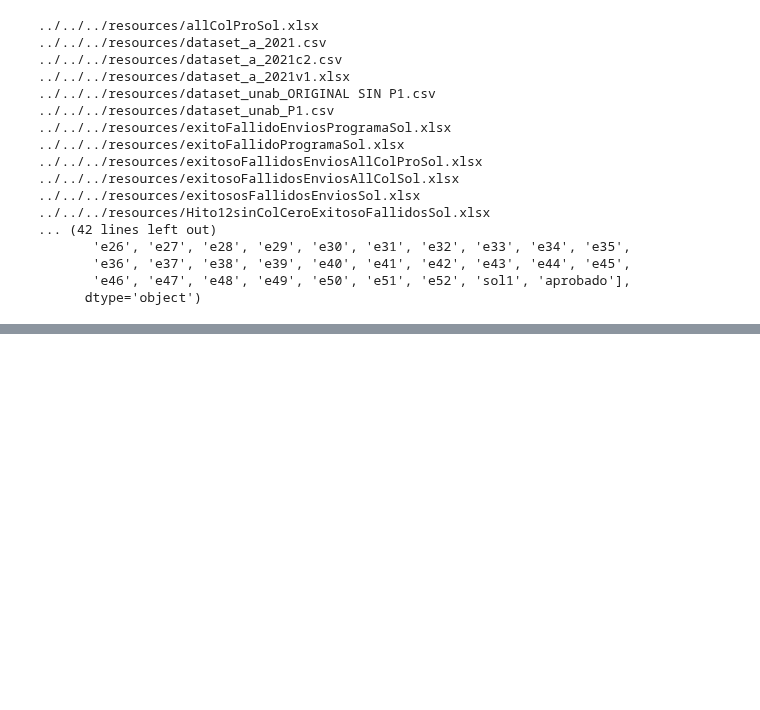
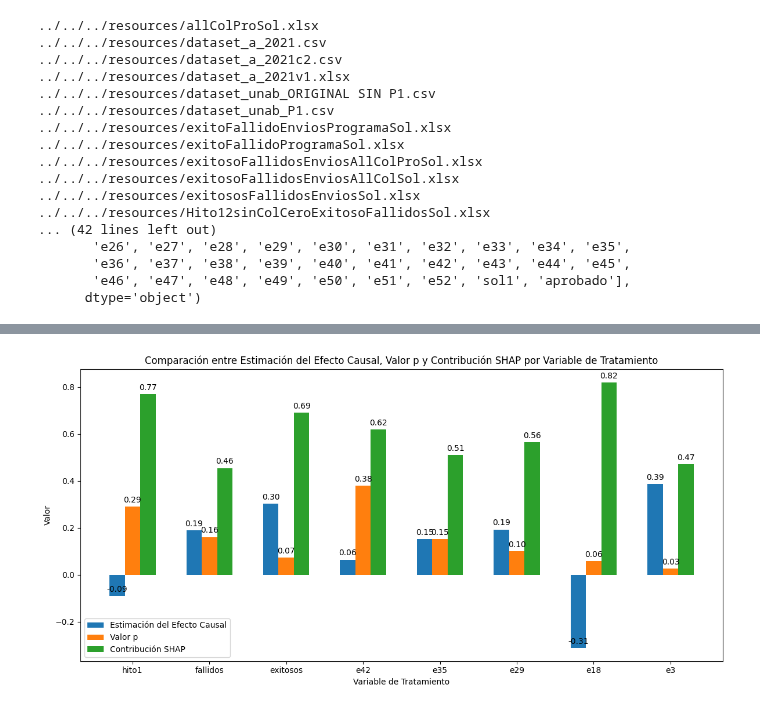
Before and after one commit to tonporaqui/tesis, a Jupyter notebook: jupyter_notebook/notebooks/DowHy/Analisis_todas_preguntas/analisis_global_todas_las_variables.ipynb, the cells around one changed output, grey strips where cells are left out. Saved outputs shown, nothing was run; the diff lists cells and outputs as text; code cells hidden in the pictures; blank space fills up the shorter version.

```diff
--- a/jupyter_notebook/notebooks/DowHy/Analisis_todas_preguntas/analisis_global_todas_las_variables.ipynb
+++ b/jupyter_notebook/notebooks/DowHy/Analisis_todas_preguntas/analisis_global_todas_las_variables.ipynb
@@ -440,0 +395,85 @@ Este análisis representa un paso inicial hacia la comprensión de las relacione
+# %%
+# creando un grafico comparativo de los resultados
+dfDS = pd.DataFrame(
+    {
+        "Variable de Tratamiento": [
+            "hito1",
+            "fallidos",
+            "exitosos",
+            "e42",
+            "e35",
+            "e29",
+            "e18",
+            "e3",
+        ],
+        "Estimación del Efecto Causal": [
+            -0.089729,
+            0.188949,
+            0.302818,
+            0.064774,
+            0.152768,
+            0.192904,
+            -0.311386,
+            0.387804,
+        ],
+        "Valor p": [0.290, 0.161, 0.073, 0.379, 0.152, 0.101, 0.058, 0.027],
+        "Contribución SHAP": [
+            0.77,
+            0.455,
+            0.69,
+            0.62,
+            0.51,
+            0.565,
+            0.82,
+            0.47,
+        ],  # Asumiendo estos como los valores promedio de SHAP
+    }
+)
+
+x = np.arange(len(dfDS))  # las ubicaciones de las etiquetas
+width = 0.2  # el ancho de las barras
+
+fig, ax = plt.subplots(figsize=(12, 6))
+
+rects1 = ax.bar(
+    x - width,
+    dfDS["Estimación del Efecto Causal"],
+    width,
+    label="Estimación del Efecto Causal",
+)
+rects2 = ax.bar(x, dfDS["Valor p"], width, label="Valor p")
+rects3 = ax.bar(x + width, dfDS["Contribución SHAP"], width, label="Contribución SHAP")
+
+# Agregar etiquetas, título y leyenda
+ax.set_xlabel("Variable de Tratamiento")
+ax.set_ylabel("Valor")
+ax.set_title(
+    "Comparación entre Estimación del Efecto Causal, Valor p y Contribución SHAP por Variable de Tratamiento"
+)
+ax.set_xticks(x)
+ax.set_xticklabels(dfDS["Variable de Tratamiento"])
+ax.legend()
+
+
+# Función para autolabel
+def autolabel(rects):
+    for rect in rects:
+        height = rect.get_height()
+        ax.annotate(
+            "{:.2f}".format(height),
+            xy=(rect.get_x() + rect.get_width() / 2, height),
+            xytext=(0, 3),  # 3 puntos de compensación vertical
+            textcoords="offset points",
+            ha="center",
+            va="bottom",
+        )
+
+
+autolabel(rects1)
+autolabel(rects2)
+autolabel(rects3)
+
+fig.tight_layout()
+plt.show()
+# %% [output]
+[figure, added]
```
Also changed, not shown: parts of 8 cells of this notebook.
